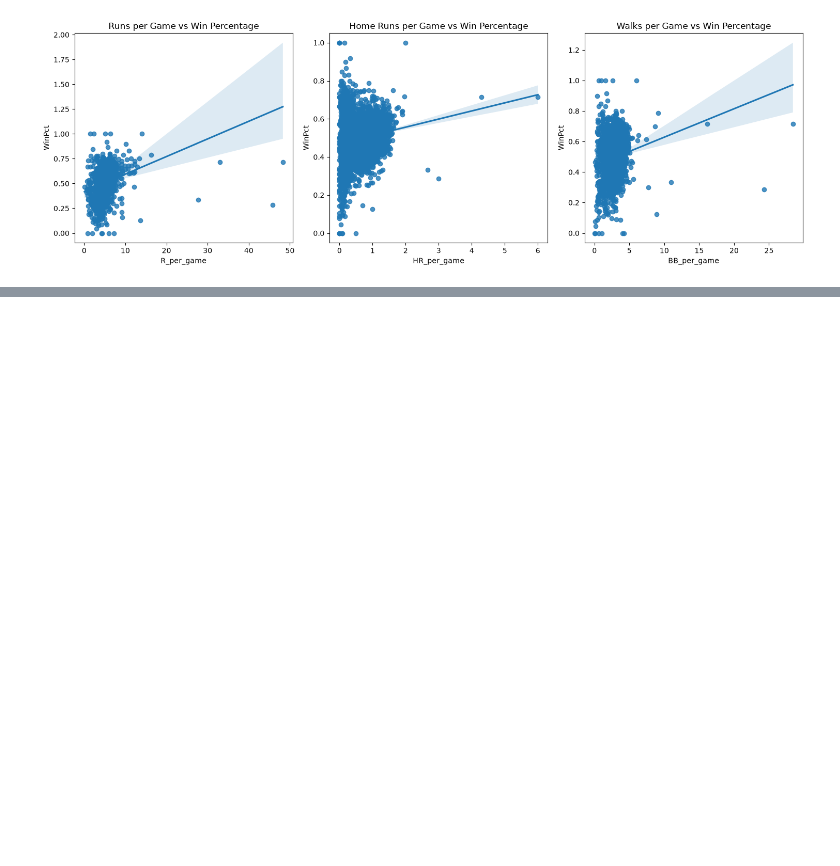
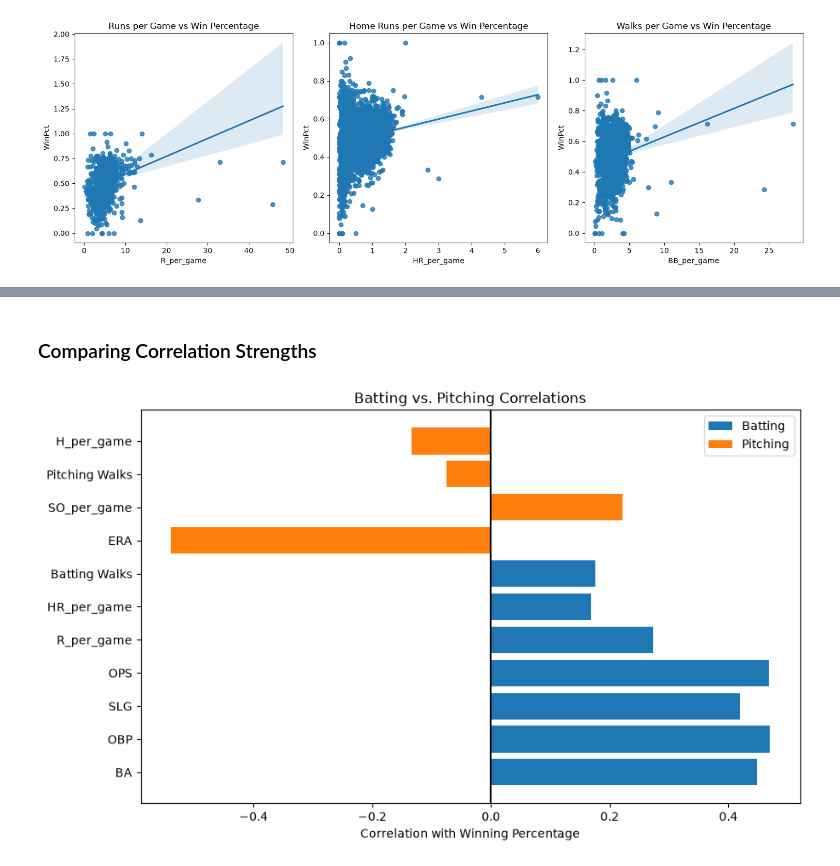
Before and after one commit to FirstTimeGaming/ISC-2310-Group-Project, a Jupyter notebook: project.ipynb, the cells around one changed output, grey strips where cells are left out. Cells and saved outputs as stored; diff of their text form; code cells hidden in the pictures; blank space fills up the shorter version.

```diff
--- a/project.ipynb
+++ b/project.ipynb
@@ -396,0 +428,23 @@ plt.show()
+# %% [markdown]
+### Comparing Correlation Strengths
+# %%
+# Get existing correlations
+batting = batting_correlations["WinPct"].drop("WinPct")
+pitching = pitching_correlations["WinPct"].drop("WinPct")
+batting = batting.rename(index={"BB_per_game": "Batting Walks"})
+pitching = pitching.rename(index={"BB_per_game": "Pitching Walks"})
+
+# Create horizontal bar chart
+plt.figure(figsize=(10, 6))
+
+plt.barh(batting.index, batting.values, label="Batting")
+plt.barh(pitching.index, pitching.values, label="Pitching")
+
+plt.axvline(0, color="black")
+plt.title("Batting vs. Pitching Correlations")
+plt.xlabel("Correlation with Winning Percentage")
+plt.legend()
+
+plt.show()
+# %% [output]
+[figure, added]
```
Also changed, not shown: parts of 7 cells of this notebook.
